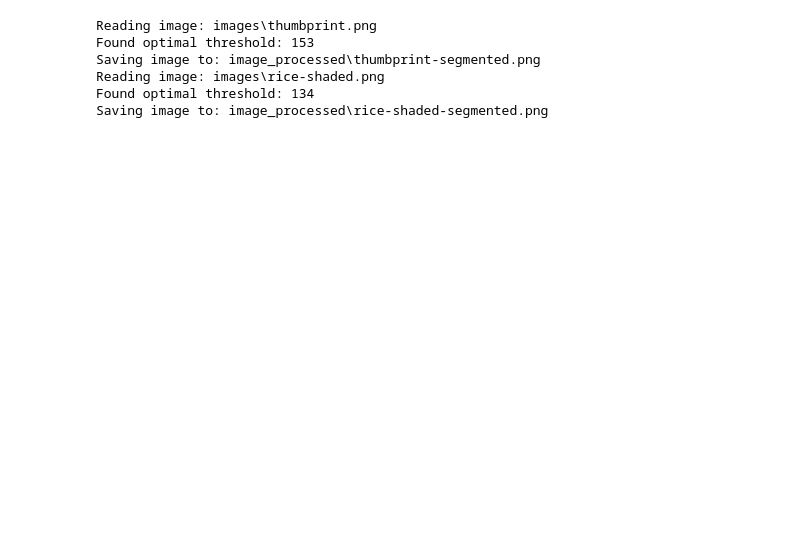
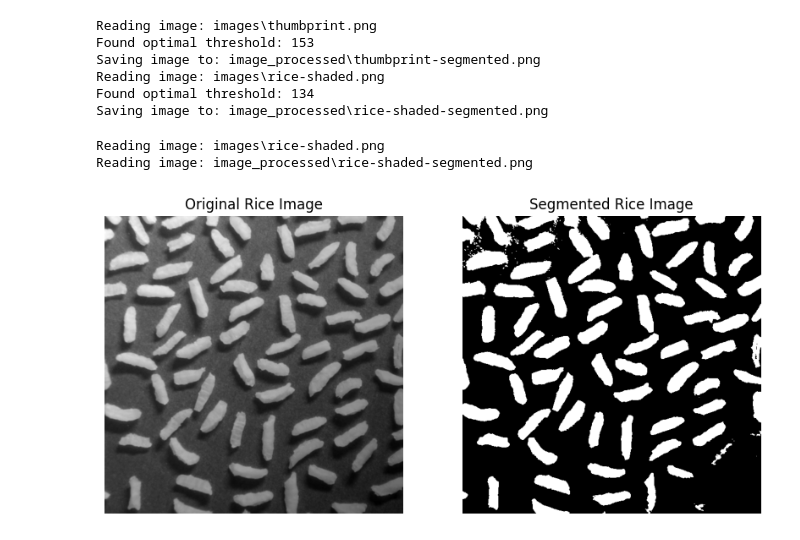
Before and after one commit to jonasgramel/University, a Jupyter notebook: Image_processing/Assignment_3/otsu_thresholding.ipynb, the cells around one changed output. Saved outputs shown, nothing was run; the diff lists cells and outputs as text; code cells hidden in the pictures; blank space fills up the shorter version.

```diff
--- a/Image_processing/Assignment_3/otsu_thresholding.ipynb
+++ b/Image_processing/Assignment_3/otsu_thresholding.ipynb
@@ -68,3 +68,19 @@ Saving image to: image_processed\thumbprint-segmented.png
 Reading image: images\rice-shaded.png
 Found optimal threshold: 134
 Saving image to: image_processed\rice-shaded-segmented.png
+# %%
+im_rice = utils.read_image("rice-shaded.png", image_folder=pathlib.Path("images"))
+im_rice_segmented = utils.read_image("rice-shaded-segmented.png", image_folder=pathlib.Path("image_processed"))
+
+fig, axes = plt.subplots(1, 2, figsize=(10, 5))
+axes[0].imshow(im_rice, cmap='gray')
+axes[0].set_title('Original Rice Image')
+axes[0].axis('off')
+axes[1].imshow(im_rice_segmented, cmap='gray')
+axes[1].set_title('Segmented Rice Image')
+axes[1].axis('off')
+plt.show()
+# %% [output]
+Reading image: images\rice-shaded.png
+Reading image: image_processed\rice-shaded-segmented.png
+[figure, added]
```
Also changed, not shown: parts of 1 cell of this notebook, 7 other files.
